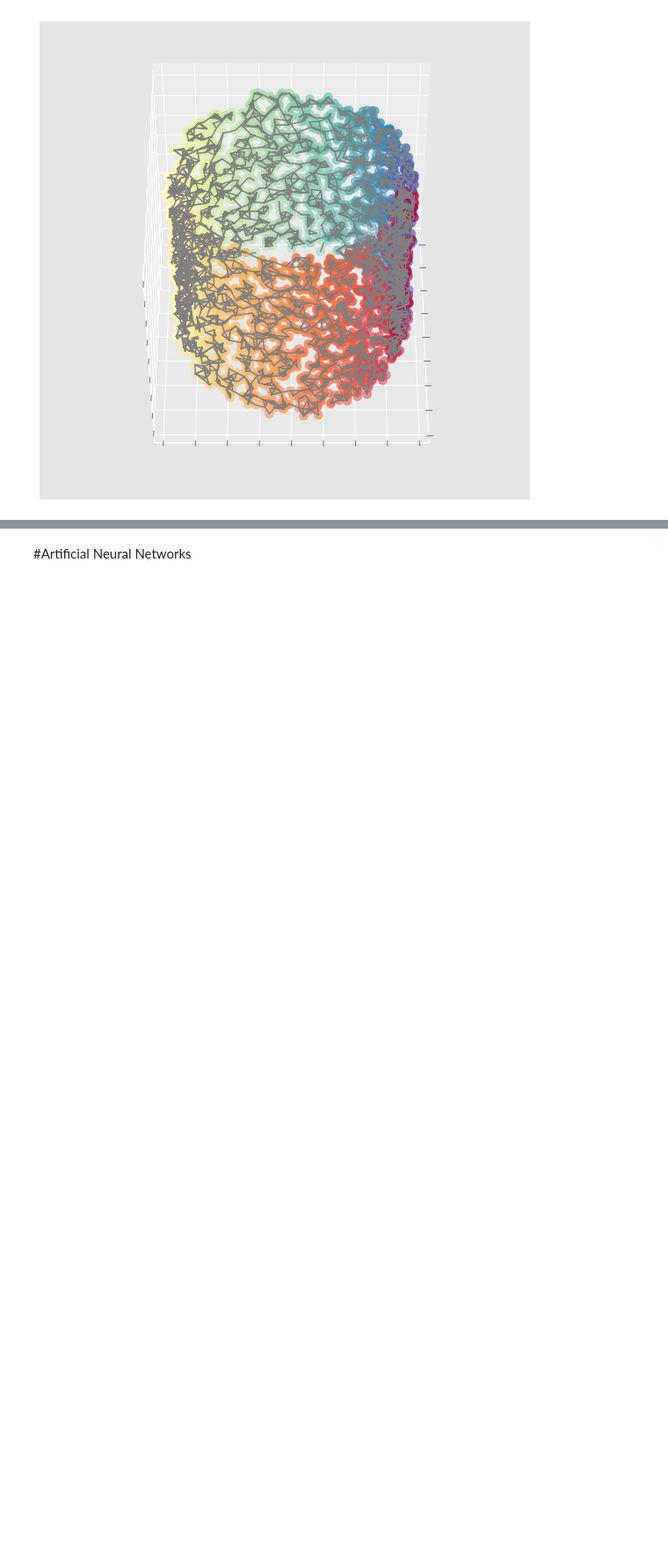
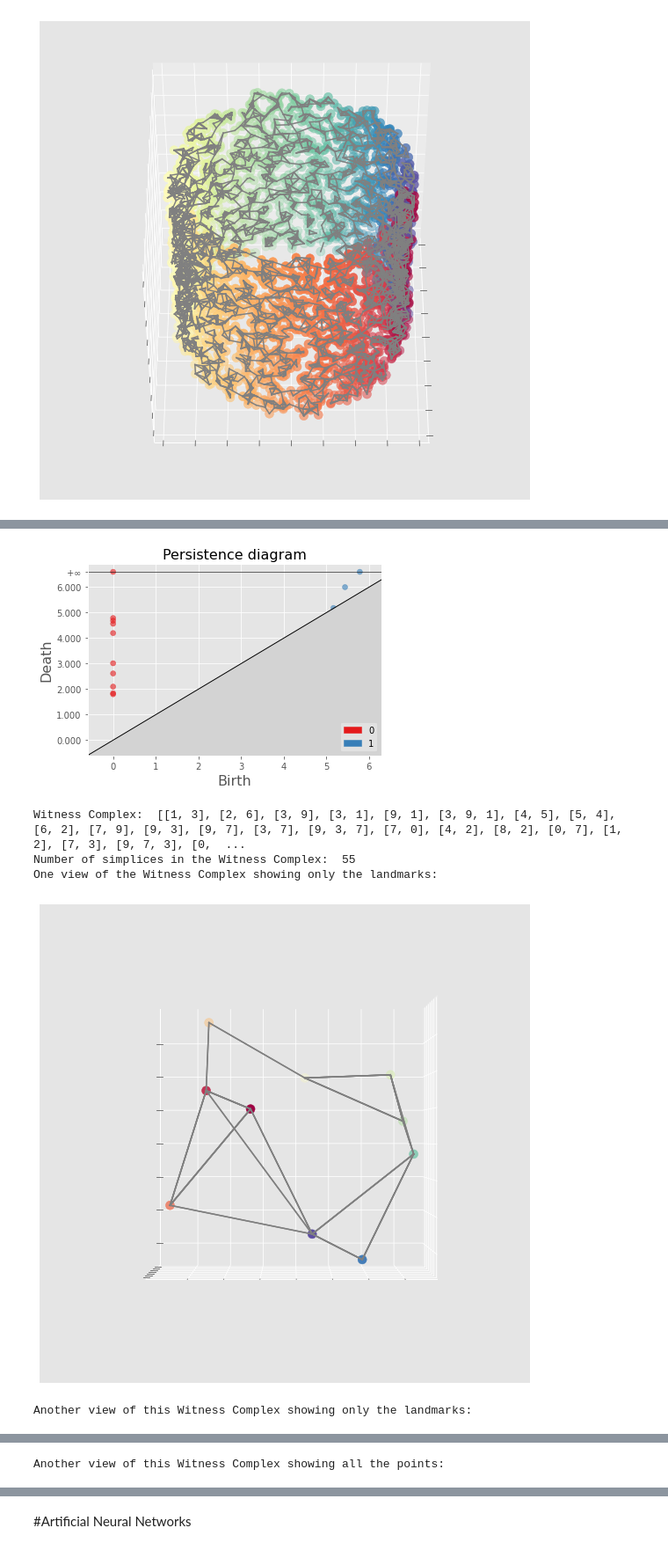
Before and after one commit to anissmedbouhi/master-thesis, a Jupyter notebook: main.ipynb, the cells around one changed output, grey strips where cells are left out. Shown at 88% size. Cells and saved outputs as stored; diff of their text form; code cells hidden in the pictures; blank space fills up the shorter version.

```diff
--- a/main.ipynb
+++ b/main.ipynb
@@ -195,0 +201,43 @@ Requirement already satisfied: numpy>=1.9 in /usr/local/lib/python3.7/dist-packa
+# %%
+# Exploring one specific Witness Complex
+
+witnesses = X
+landmark_sup = 10 #10 #32
+landmarks = X[:landmark_sup,:]
+chosen_r_max = 6 # Maximum filtration radius value, should be chosen as being the smallest and high enough radius so that you get a relevant Witness Complex. For example if you want to preserve Betti number 1 (the 1-dimensional whole), you could start with a high value, see the Persitence Diagram and then choose the relevant radius and build again the relevant Witness Complex using this radius.
+chosen_d_max = 2 # Maximum dimension of the Witness Complex, should be equal (or smaller) to the dimension of the latent space of the VAE for using the simplicial regularization.
+
+wc2 = WitnessComplex(landmarks,witnesses)
+wc2.compute_simplicial_complex(d_max=chosen_d_max,create_simplex_tree=True,create_metric=True, r_max=chosen_r_max, n_jobs=2)
+#simplex_tree = wc2.simplex_tree #how to retrieve the simplex_tree
+wc2.get_diagram(show=True,path_to_save=None) # allows to directly plot a persistence diagram
+
+K_witnesscomplex = [] # !! This will have the indices of the simplices but with regard to their place in landmarks, change by retrieving the indices in X !!
+for i in range(np.shape(wc2.simplicial_complex)[0]):
+  if len(wc2.simplicial_complex[i][0]) > 1 and wc2.simplicial_complex[i][0] not in K_witnesscomplex: #simplices of dim>1 and without repetition
+    K_witnesscomplex.append(wc2.simplicial_complex[i][0])
+
+print('Witness Complex: ',K_witnesscomplex)
+print('Number of simplices in the Witness Complex: ',len(K_witnesscomplex))
+
+selected_colors = train[1][:landmark_sup]
+
+# print('One view of the Witness Complex showing only the landmarks:')
+# plot_1simplices(landmarks, K_witnesscomplex, selected_colors, 90, 0)
+# print('Another view of this Witness Complex showing only the landmarks:')
+# #plot_1simplices(landmarks, K_witnesscomplex, selected_colors, 0, 0)
+# plot_1simplices(landmarks, K_witnesscomplex, selected_colors, 60, 0)
+# print('Another view of this Witness Complex showing all the points:')
+# plot_1simplices(X, K_witnesscomplex, train[1], 90, 0)
+# #plot_1simplices(X, K_witnesscomplex, train[1], 0, 90)
+# plot_1simplices(X, K_witnesscomplex, train[1], 60, 0)
+
+print('One view of the Witness Complex showing only the landmarks:')
+plot_1simplices(landmarks, K_witnesscomplex, selected_colors, 0, 90)
+print('Another view of this Witness Complex showing only the landmarks:')
+#plot_1simplices(landmarks, K_witnesscomplex, selected_colors, 0, 0)
+plot_1simplices(landmarks, K_witnesscomplex, selected_colors, 0, 30)
+print('Another view of this Witness Complex showing all the points:')
+plot_1simplices(X, K_witnesscomplex, train[1], 0, 90)
+plot_1simplices(X, K_witnesscomplex, train[1], 0, 30)
+# %% [output]
@@ -195,0 +245,6 @@ Requirement already satisfied: numpy>=1.9 in /usr/local/lib/python3.7/dist-packa
+[figure, added]
+Witness Complex:  [[1, 3], [2, 6], [3, 9], [3, 1], [9, 1], [3, 9, 1], [4, 5], [5, 4], [6, 2], [7, 9], [9, 3], [9, 7], [3, 7], [9, 3, 7], [7, 0], [4, 2], [8, 2], [0, 7], [1, 2], [7, 3], [9, 7, 3], [0,  ...
+Number of simplices in the Witness Complex:  55
+One view of the Witness Complex showing only the landmarks:
+[figure, added]
+Another view of this Witness Complex showing only the landmarks:
@@ -195,0 +252 @@ Requirement already satisfied: numpy>=1.9 in /usr/local/lib/python3.7/dist-packa
+Another view of this Witness Complex showing all the points:
```
Also changed, not shown: parts of 42 cells of this notebook, 4 other files.
